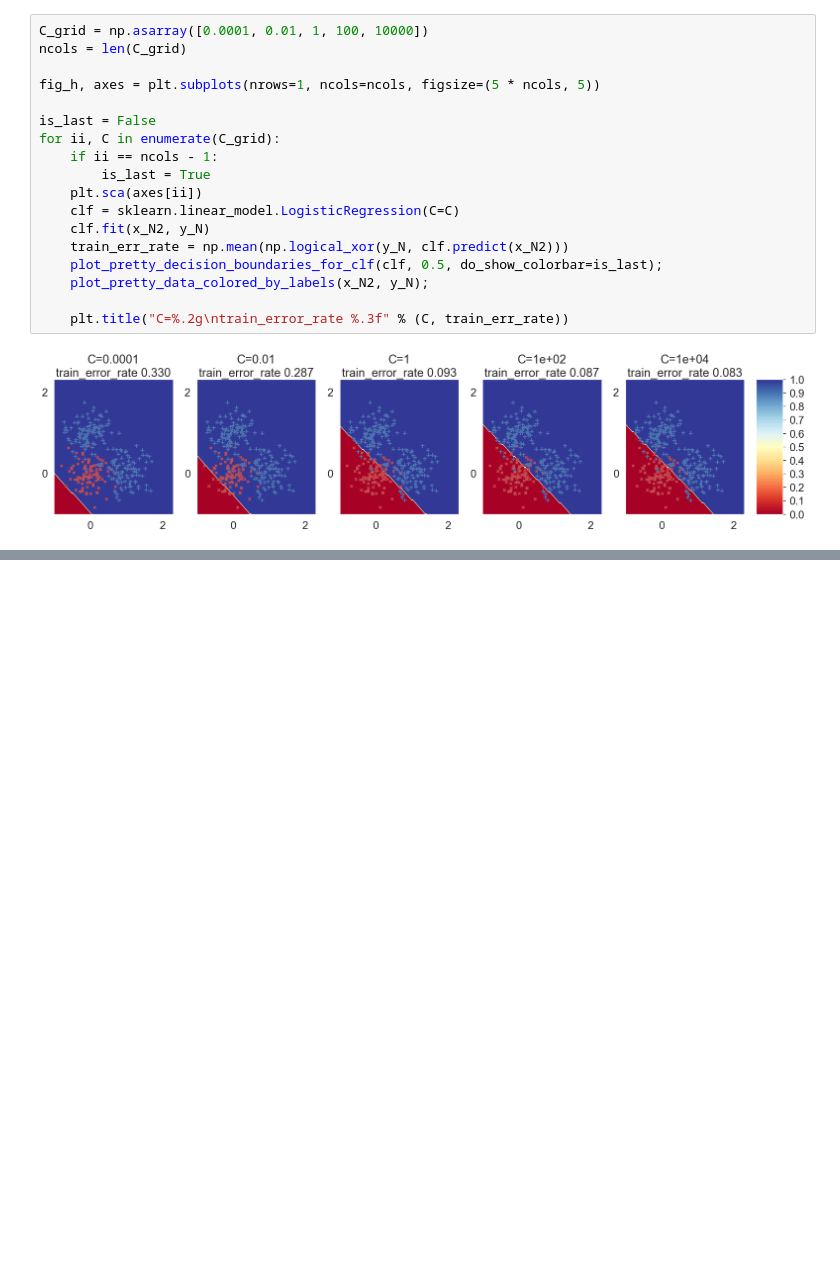
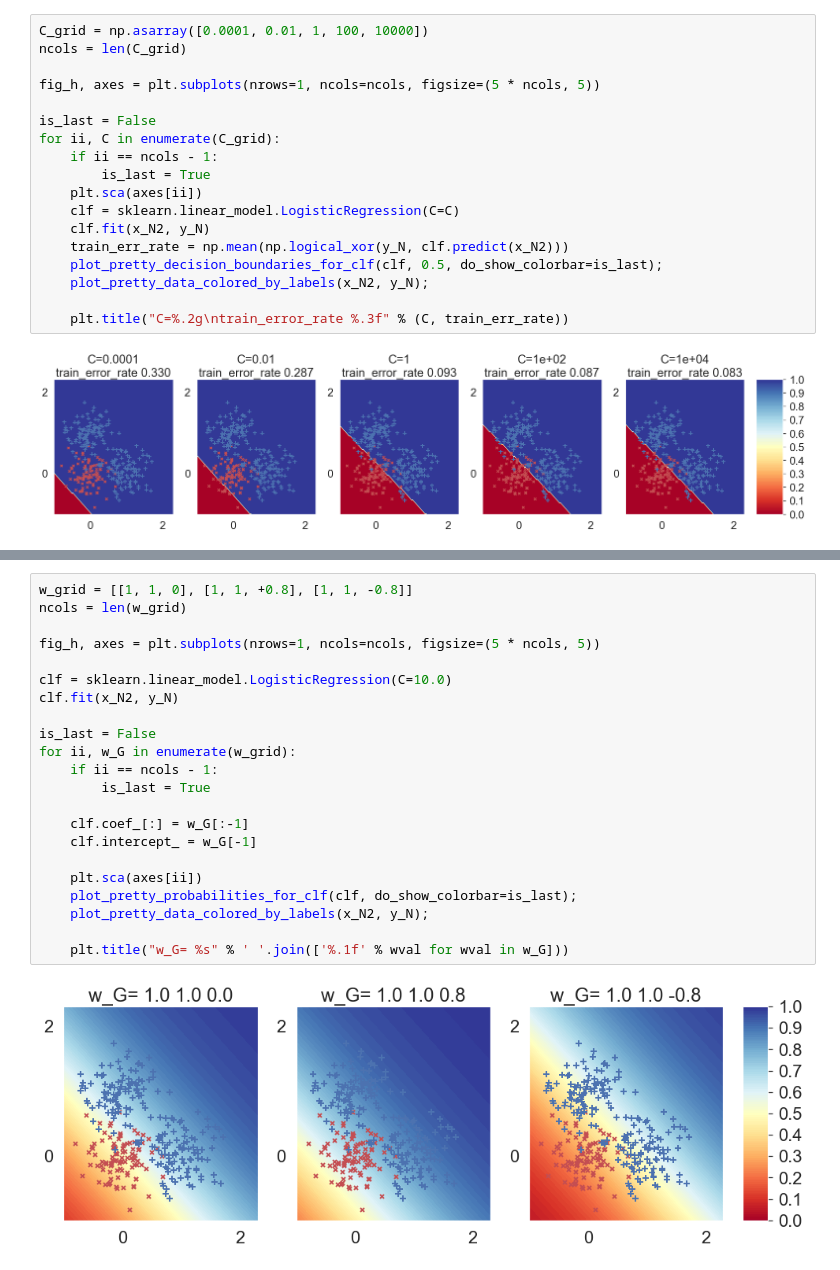
Before and after one commit to tufts-ml-courses/comp135-19s-assignments, a Jupyter notebook: labs/BinaryClassifierVisualizingPredictionsDemo.ipynb, the cells around one changed output, grey strips where cells are left out. Cells and saved outputs as stored; diff of their text form; blank space fills up the shorter version.

```diff
--- a/labs/BinaryClassifierVisualizingPredictionsDemo.ipynb
+++ b/labs/BinaryClassifierVisualizingPredictionsDemo.ipynb
@@ -289,0 +336,24 @@ for ii, C in enumerate(C_grid):
+# %%
+w_grid = [[1, 1, 0], [1, 1, +0.8], [1, 1, -0.8]]
+ncols = len(w_grid)
+
+fig_h, axes = plt.subplots(nrows=1, ncols=ncols, figsize=(5 * ncols, 5))
+
+clf = sklearn.linear_model.LogisticRegression(C=10.0)
+clf.fit(x_N2, y_N)
+
+is_last = False
+for ii, w_G in enumerate(w_grid):
+    if ii == ncols - 1:
+        is_last = True
+
+    clf.coef_[:] = w_G[:-1]
+    clf.intercept_ = w_G[-1]
+
+    plt.sca(axes[ii])
+    plot_pretty_probabilities_for_clf(clf, do_show_colorbar=is_last);
+    plot_pretty_data_colored_by_labels(x_N2, y_N);
+
+    plt.title("w_G= %s" % ' '.join(['%.1f' % wval for wval in w_G]))
+# %% [output]
+[figure, added]
```
Also changed, not shown: parts of 6 cells of this notebook, 2 other files.
